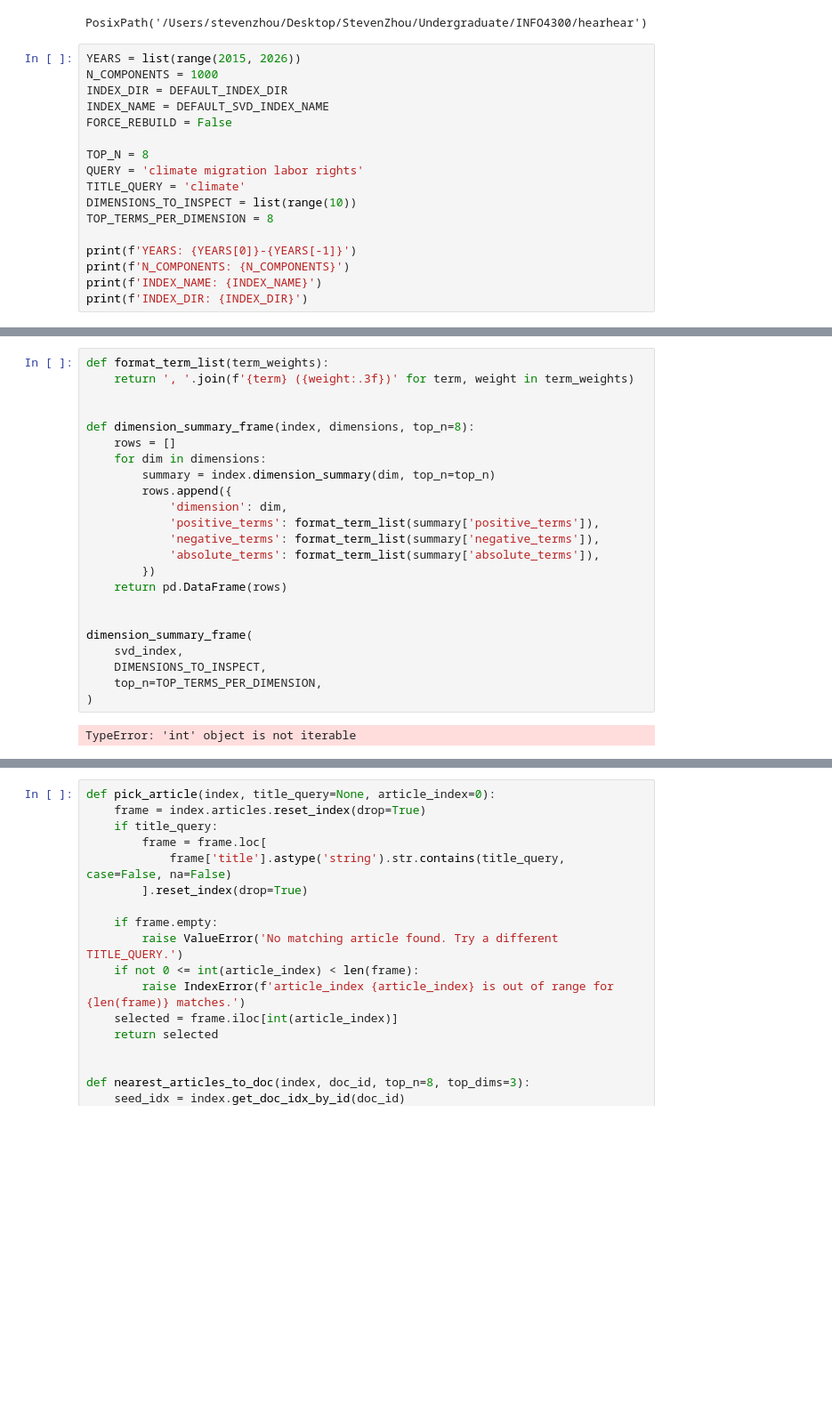
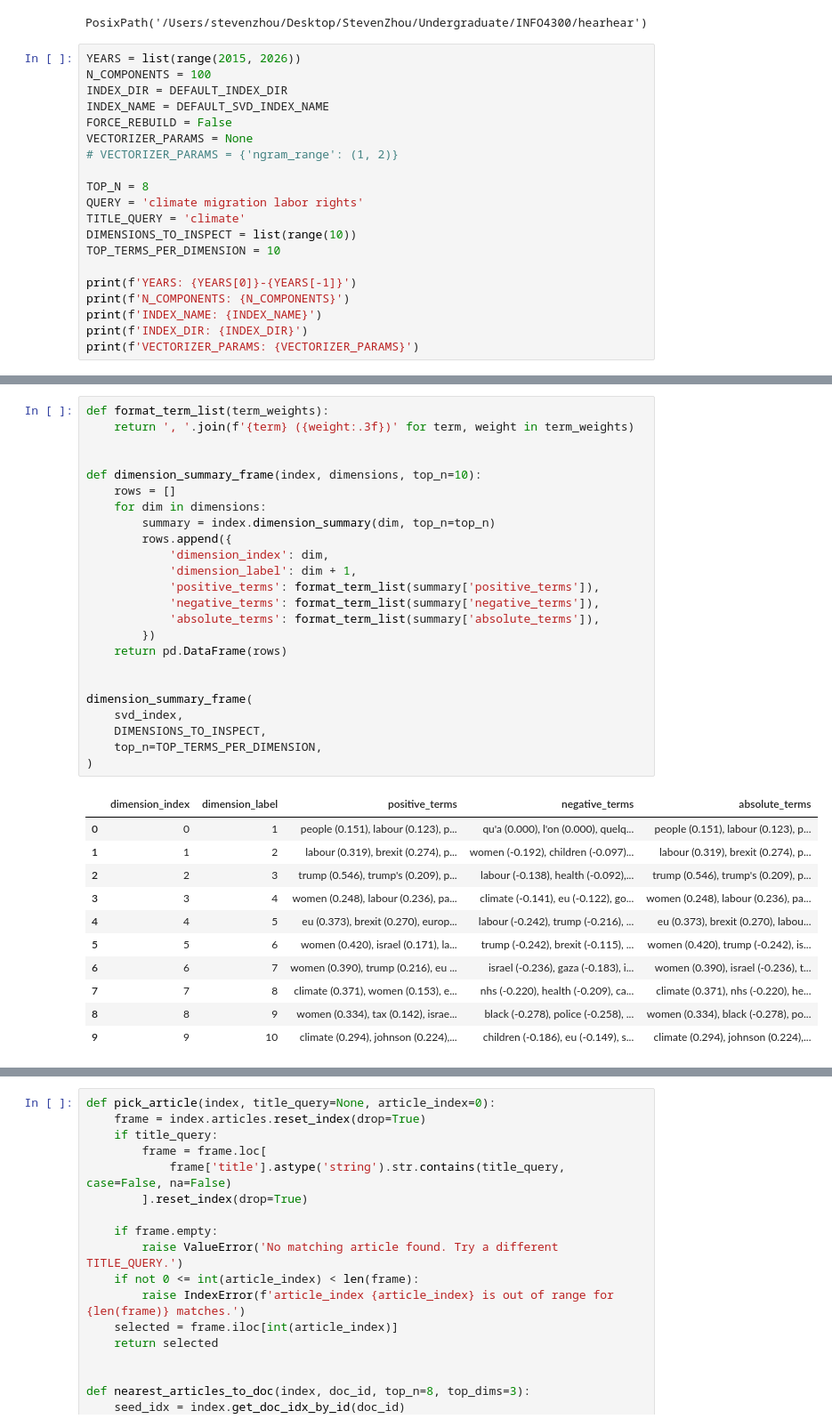
Before and after one commit to ste-z/hearhear, a Jupyter notebook: notebooks/guardian_svd_exploration.ipynb, the cells around one changed output, grey strips where cells are left out. Shown at 89% size. Saved outputs shown, nothing was run; the diff lists cells and outputs as text; blank space fills up the shorter version.

```diff
--- a/notebooks/guardian_svd_exploration.ipynb
+++ b/notebooks/guardian_svd_exploration.ipynb
@@ -48,20 +48,23 @@ PROJECT_ROOT
 PosixPath('/Users/stevenzhou/Desktop/StevenZhou/Undergraduate/INFO4300/hearhear')
 # %%
 YEARS = list(range(2015, 2026))
-N_COMPONENTS = 1000
+N_COMPONENTS = 100
 INDEX_DIR = DEFAULT_INDEX_DIR
 INDEX_NAME = DEFAULT_SVD_INDEX_NAME
 FORCE_REBUILD = False
+VECTORIZER_PARAMS = None
+# VECTORIZER_PARAMS = {'ngram_range': (1, 2)}
 
 TOP_N = 8
 QUERY = 'climate migration labor rights'
 TITLE_QUERY = 'climate'
 DIMENSIONS_TO_INSPECT = list(range(10))
-TOP_TERMS_PER_DIMENSION = 8
+TOP_TERMS_PER_DIMENSION = 10
 
 print(f'YEARS: {YEARS[0]}-{YEARS[-1]}')
 print(f'N_COMPONENTS: {N_COMPONENTS}')
 print(f'INDEX_NAME: {INDEX_NAME}')
 print(f'INDEX_DIR: {INDEX_DIR}')
+print(f'VECTORIZER_PARAMS: {VECTORIZER_PARAMS}')
 # %% [output]
 YEARS: 2015-2025
@@ -221,27 +258,38 @@ diagnostics_df
 # %%
 def format_term_list(term_weights):
     return ', '.join(f'{term} ({weight:.3f})' for term, weight in term_weights)
 
 
-def dimension_summary_frame(index, dimensions, top_n=8):
+def dimension_summary_frame(index, dimensions, top_n=10):
     rows = []
     for dim in dimensions:
         summary = index.dimension_summary(dim, top_n=top_n)
         rows.append({
-            'dimension': dim,
+            'dimension_index': dim,
+            'dimension_label': dim + 1,
             'positive_terms': format_term_list(summary['positive_terms']),
             'negative_terms': format_term_list(summary['negative_terms']),
             'absolute_terms': format_term_list(summary['absolute_terms']),
         })
     return pd.DataFrame(rows)
 
 
 dimension_summary_frame(
     svd_index,
     DIMENSIONS_TO_INSPECT,
     top_n=TOP_TERMS_PER_DIMENSION,
 )
 # %% [output]
-TypeError: 'int' object is not iterable
+|  | dimension_index | dimension_label | positive_terms | negative_terms | absolute_terms |
+| 0 | 0 | 1 | people (0.151), labour (0.123), p... | qu'a (0.000), l'on (0.000), quelq... | people (0.151), labour (0.123), p... |
+| 1 | 1 | 2 | labour (0.319), brexit (0.274), p... | women (-0.192), children (-0.097)... | labour (0.319), brexit (0.274), p... |
+| 2 | 2 | 3 | trump (0.546), trump's (0.209), p... | labour (-0.138), health (-0.092),... | trump (0.546), trump's (0.209), p... |
+| 3 | 3 | 4 | women (0.248), labour (0.236), pa... | climate (-0.141), eu (-0.122), go... | women (0.248), labour (0.236), pa... |
+| 4 | 4 | 5 | eu (0.373), brexit (0.270), europ... | labour (-0.242), trump (-0.216), ... | eu (0.373), brexit (0.270), labou... |
+| 5 | 5 | 6 | women (0.420), israel (0.171), la... | trump (-0.242), brexit (-0.115), ... | women (0.420), trump (-0.242), is... |
+| 6 | 6 | 7 | women (0.390), trump (0.216), eu ... | israel (-0.236), gaza (-0.183), i... | women (0.390), israel (-0.236), t... |
+| 7 | 7 | 8 | climate (0.371), women (0.153), e... | nhs (-0.220), health (-0.209), ca... | climate (0.371), nhs (-0.220), he... |
+| 8 | 8 | 9 | women (0.334), tax (0.142), israe... | black (-0.278), police (-0.258), ... | women (0.334), black (-0.278), po... |
+| 9 | 9 | 10 | climate (0.294), johnson (0.224),... | children (-0.186), eu (-0.149), s... | climate (0.294), johnson (0.224),... |
 # %%
 def format_dimensions(dim_pairs):
```
Also changed, not shown: parts of 7 cells of this notebook, 4 other files.
